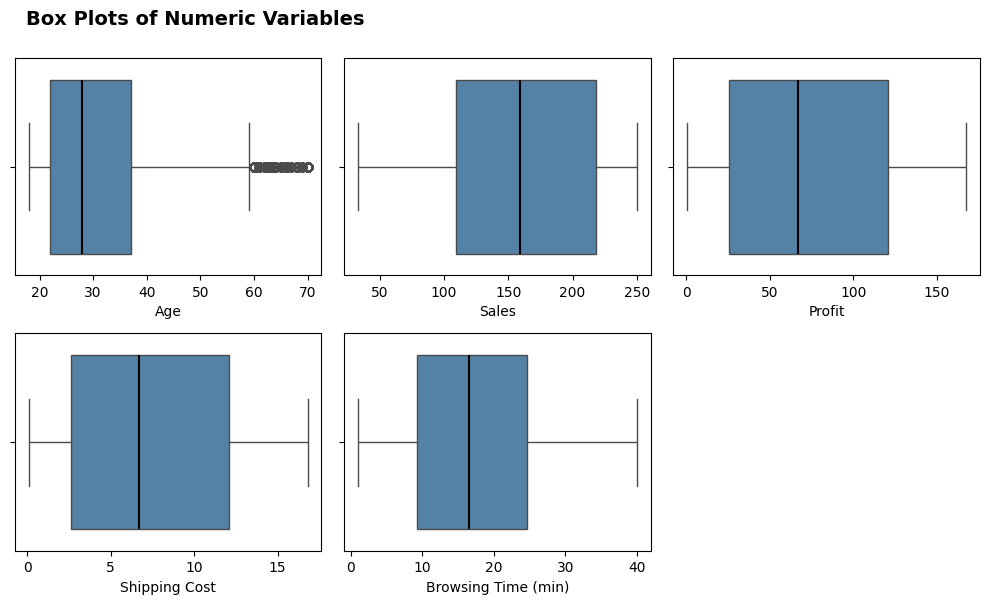
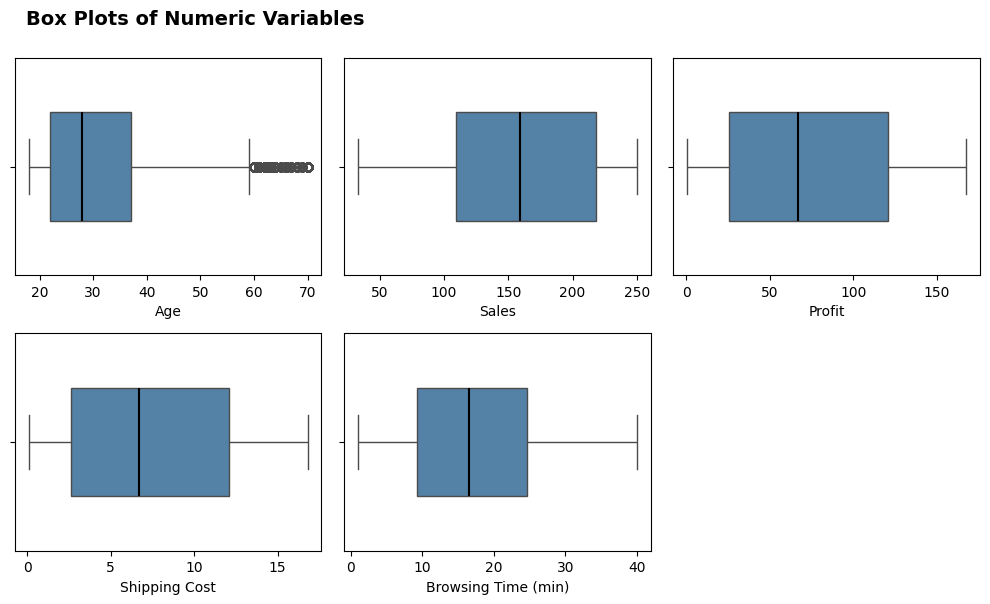
The notebook cell's code change between the first figure and the second:
--- before
+++ after
@@ -10,5 +10,5 @@
 
 for i, col in enumerate(boxplot_cols_behavior):
-    sns.boxplot(data=df_behavior, x=col, ax=axes[i], color = "steelblue", medianprops={"color": "black", "linewidth": 1.5})
+    sns.boxplot(data=df_behavior, x=col, ax=axes[i], color = "steelblue", medianprops={"color": "black", "linewidth": 1.5}, width=0.5)
     axes[i].set_xlabel(col)
 

Commit: Complete Week 6